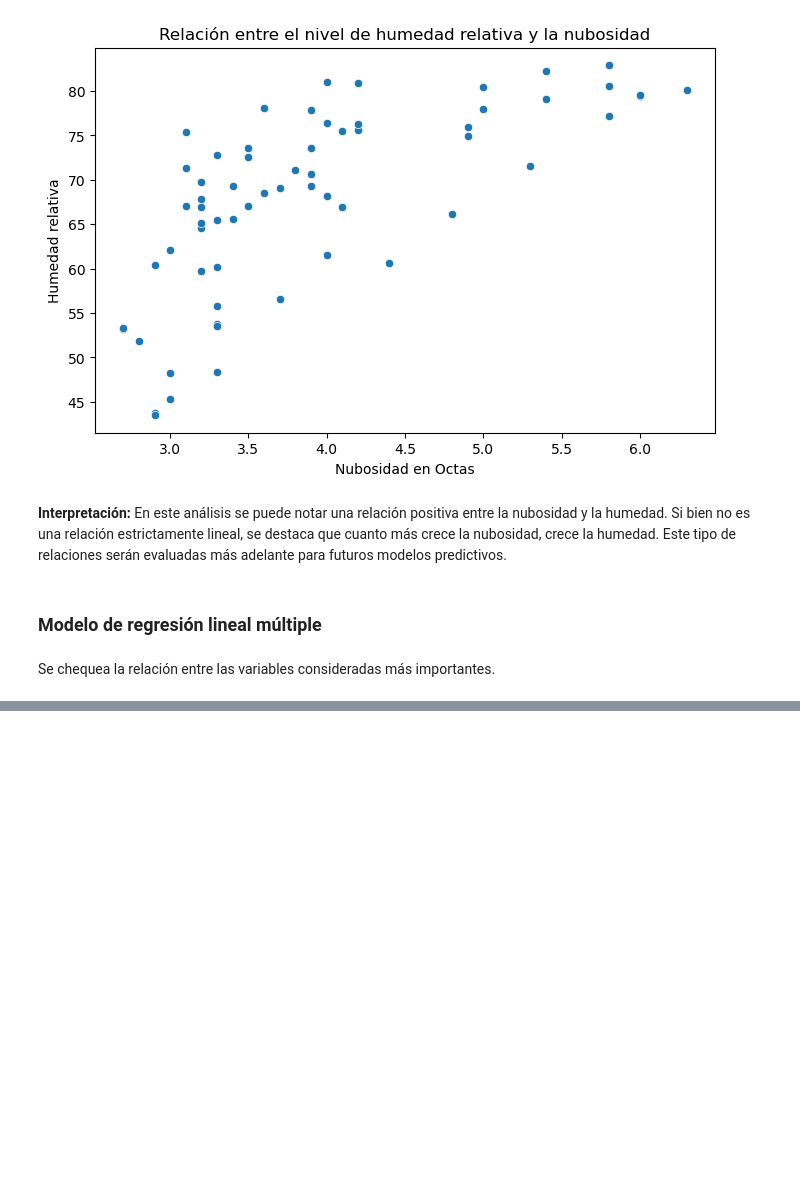
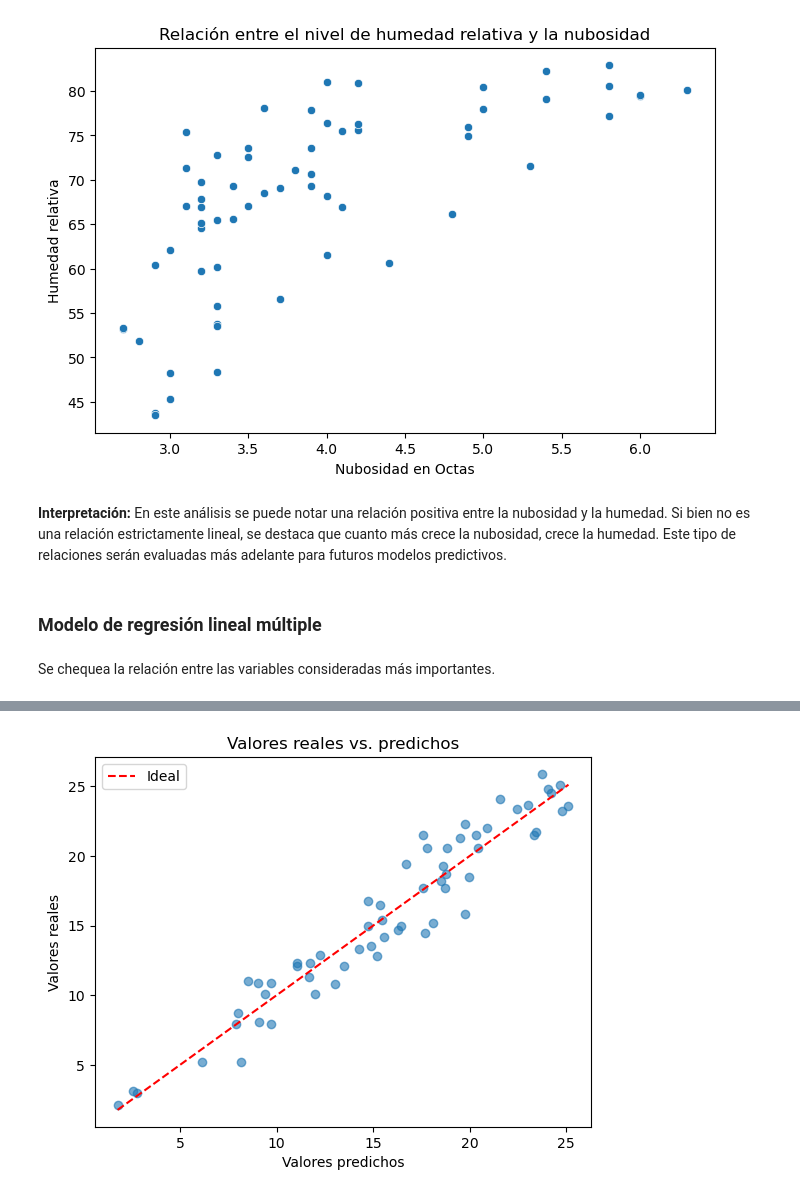
Before and after one commit to CaroRuiz92/etl_clima_zonas_argentinas, a Jupyter notebook: notebooks/visualizacion_datos.ipynb, the cells around one changed output, grey strips where cells are left out. Drawn from its saved outputs; the diff is of its cells as text; code cells hidden in the pictures; blank space fills up the shorter version.

```diff
--- a/notebooks/visualizacion_datos.ipynb
+++ b/notebooks/visualizacion_datos.ipynb
@@ -104,0 +249,10 @@ Text(0.5, 1.0, 'Correlación entre variables candidatas para un modelo predictiv
+# %%
+plt.scatter(model2.fittedvalues, model2.model.endog, alpha=0.6)
+plt.plot([min(y_pred), max(y_pred)], [min(y_pred), max(y_pred)], color='red', linestyle='--', label='Ideal')
+plt.xlabel('Valores predichos')
+plt.ylabel('Valores reales')
+plt.title('Valores reales vs. predichos')
+plt.legend()
+plt.show()
+# %% [output]
+[figure, added]
```
Also changed, not shown: parts of 24 cells of this notebook.
